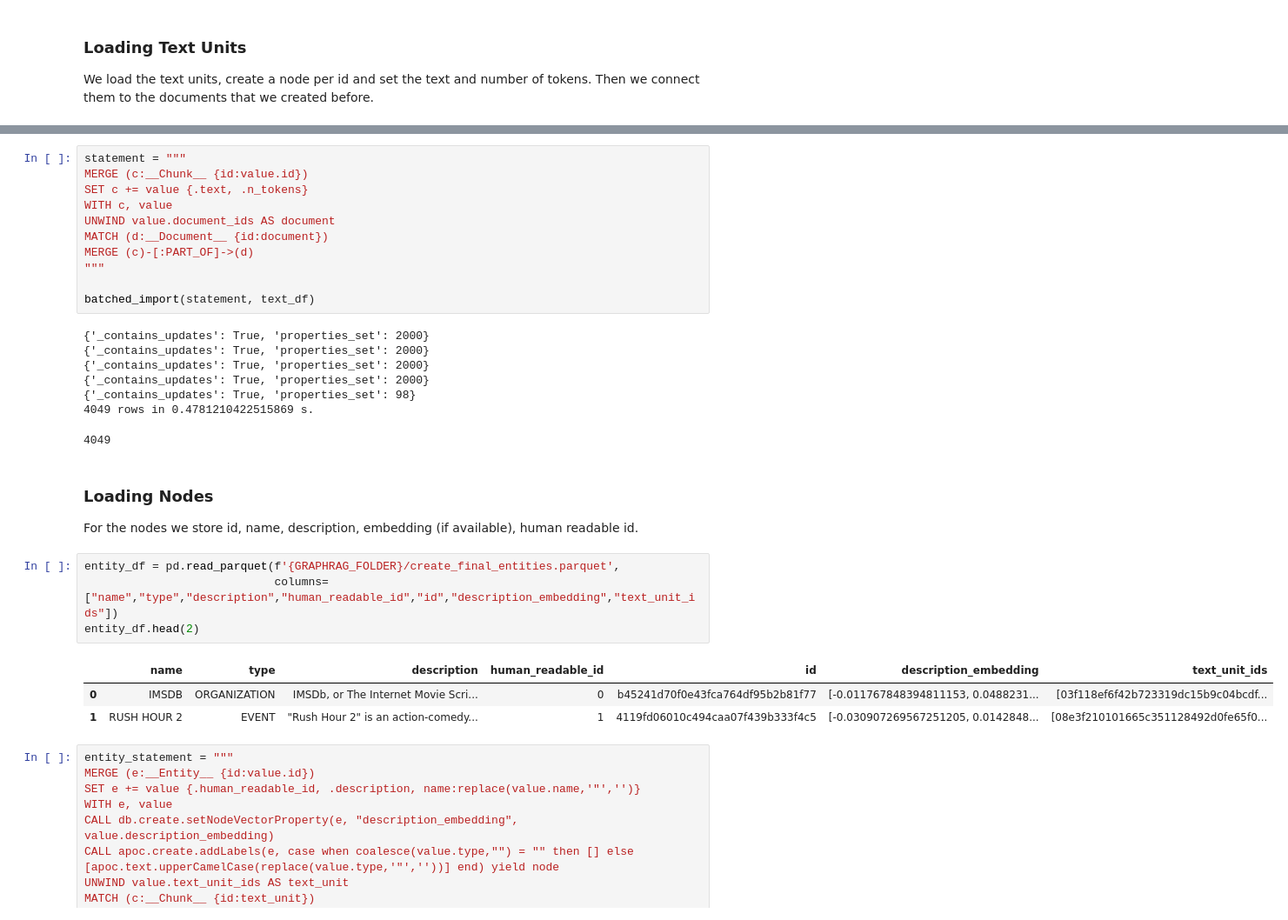
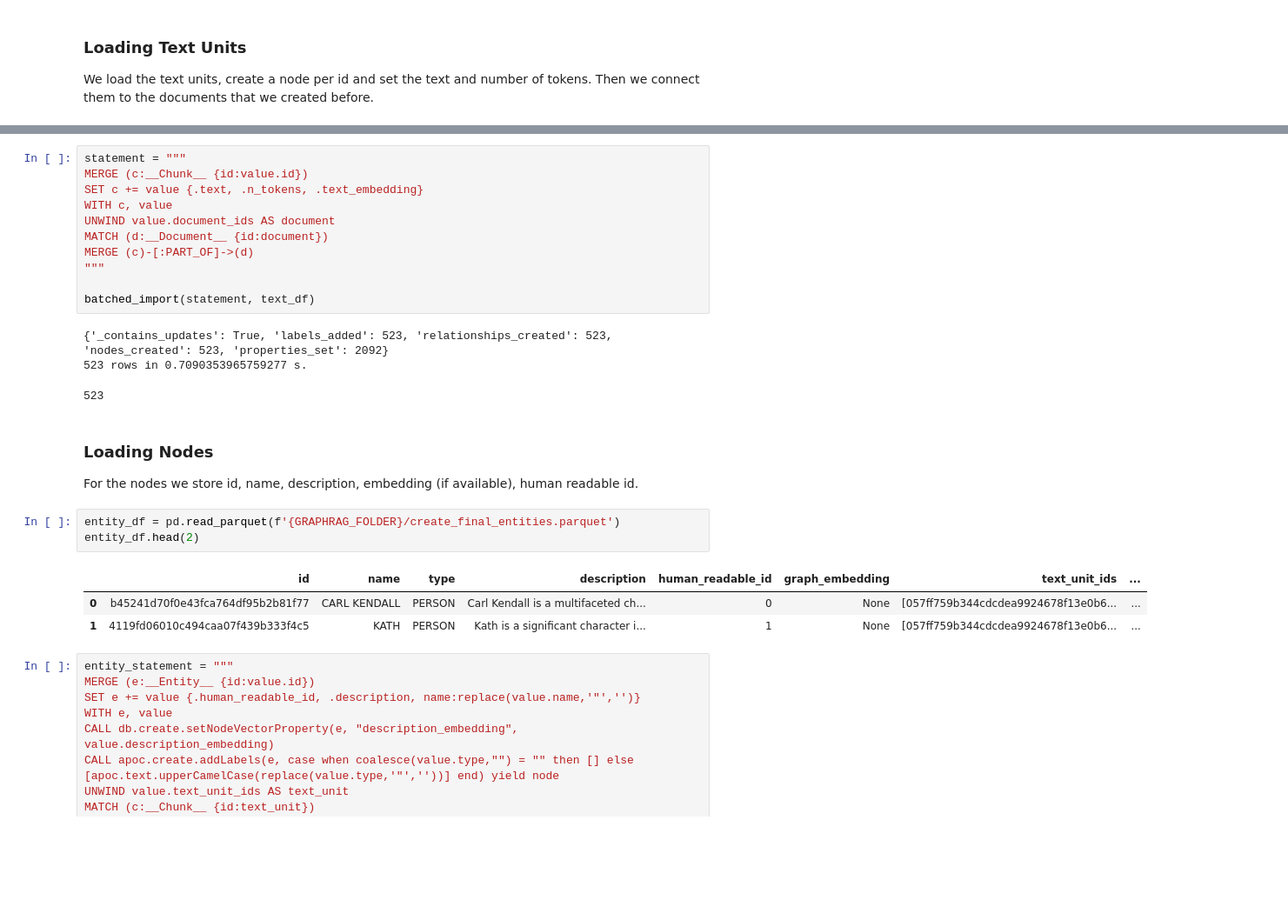
Before and after one commit to yarikama/Agentic-Advanced-RAG, a Jupyter notebook: src/ms_graphrag_import.ipynb, the cells around one changed output, grey strips where cells are left out. Shown at 87% size. Cells and saved outputs as stored; diff of their text form; blank space fills up the shorter version.

```diff
--- a/src/ms_graphrag_import.ipynb
+++ b/src/ms_graphrag_import.ipynb
@@ -122,7 +121,7 @@ text_df.head(2)
 # %%
 statement = """
 MERGE (c:__Chunk__ {id:value.id})
-SET c += value {.text, .n_tokens}
+SET c += value {.text, .n_tokens, .text_embedding}
 WITH c, value
 UNWIND value.document_ids AS document
 MATCH (d:__Document__ {id:document})
@@ -131,24 +130,19 @@ MERGE (c)-[:PART_OF]->(d)
 
 batched_import(statement, text_df)
 # %% [output]
-{'_contains_updates': True, 'properties_set': 2000}
-{'_contains_updates': True, 'properties_set': 2000}
-{'_contains_updates': True, 'properties_set': 2000}
-{'_contains_updates': True, 'properties_set': 2000}
-{'_contains_updates': True, 'properties_set': 98}
-4049 rows in 0.4781210422515869 s.
+{'_contains_updates': True, 'labels_added': 523, 'relationships_created': 523, 'nodes_created': 523, 'properties_set': 2092}
+523 rows in 0.7090353965759277 s.
-4049
+523
 # %% [markdown]
 ### Loading Nodes
 For the nodes we store id, name, description, embedding (if available), human readable id.
 # %%
-entity_df = pd.read_parquet(f'{GRAPHRAG_FOLDER}/create_final_entities.parquet',
-                            columns=["name","type","description","human_readable_id","id","description_embedding","text_unit_ids"])
+entity_df = pd.read_parquet(f'{GRAPHRAG_FOLDER}/create_final_entities.parquet')
 entity_df.head(2)
 # %% [output]
-|  | name | type | description | human_readable_id | id | description_embedding | text_unit_ids |
-| 0 | IMSDB | ORGANIZATION | IMSDb, or The Internet Movie Scri... | 0 | b45241d70f0e43fca764df95b2b81f77 | [-0.011767848394811153, 0.0488231... | [03f118ef6f42b723319dc15b9c04bcdf... |
-| 1 | RUSH HOUR 2 | EVENT | "Rush Hour 2" is an action-comedy... | 1 | 4119fd06010c494caa07f439b333f4c5 | [-0.030907269567251205, 0.0142848... | [08e3f210101665c351128492d0fe65f0... |
+|  | id | name | type | description | human_readable_id | graph_embedding | text_unit_ids | ... |
+| 0 | b45241d70f0e43fca764df95b2b81f77 | CARL KENDALL | PERSON | Carl Kendall is a multifaceted ch... | 0 | None | [057ff759b344cdcdea9924678f13e0b6... | ... |
+| 1 | 4119fd06010c494caa07f439b333f4c5 | KATH | PERSON | Kath is a significant character i... | 1 | None | [057ff759b344cdcdea9924678f13e0b6... | ... |
 # %%
 entity_statement = """
 MERGE (e:__Entity__ {id:value.id})
```
Also changed, not shown: parts of 4 cells of this notebook, 16 other files.
